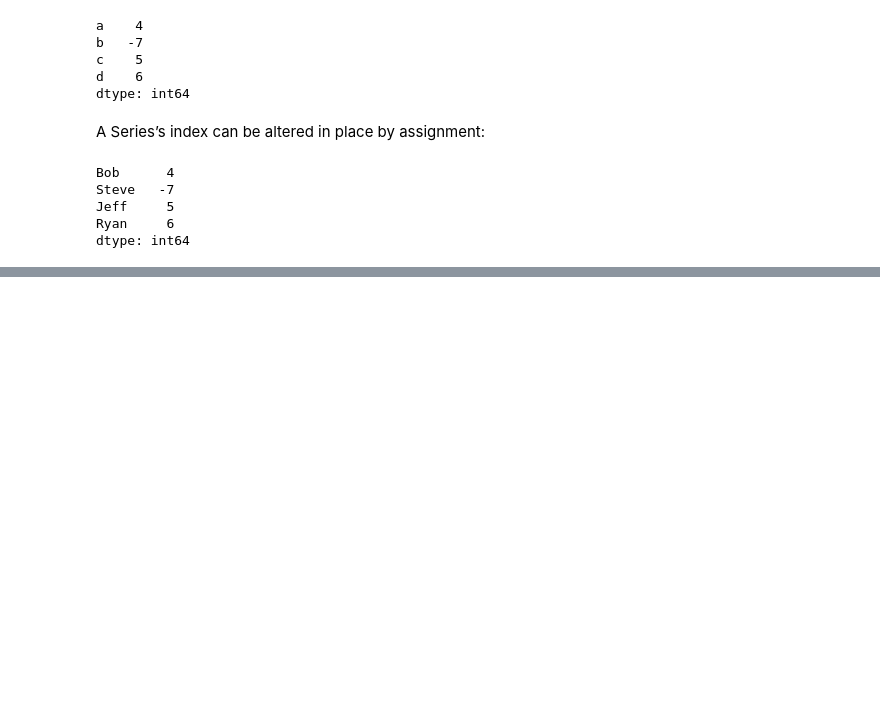
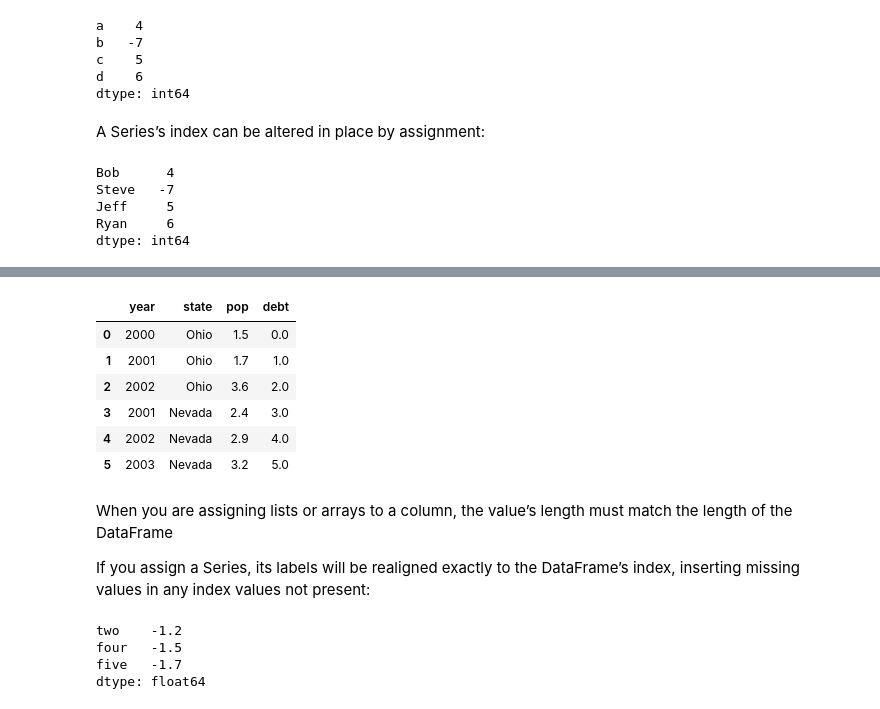
Before and after one commit to navneet-srivastava/python-data-analysis, a Jupyter notebook: pandas_tut.ipynb, the cells around one changed output, grey strips where cells are left out. Saved outputs shown, nothing was run; the diff lists cells and outputs as text; code cells hidden in the pictures; blank space fills up the shorter version.

```diff
--- a/pandas_tut.ipynb
+++ b/pandas_tut.ipynb
@@ -222,0 +341,28 @@ dtype: int64
+# %%
+frame2["debt"] = np.arange(6.)
+
+frame2
+# %% [output]
+|  | year | state | pop | debt |
+| 0 | 2000 | Ohio | 1.5 | 0.0 |
+| 1 | 2001 | Ohio | 1.7 | 1.0 |
+| 2 | 2002 | Ohio | 3.6 | 2.0 |
+| 3 | 2001 | Nevada | 2.4 | 3.0 |
+| 4 | 2002 | Nevada | 2.9 | 4.0 |
+| 5 | 2003 | Nevada | 3.2 | 5.0 |
+# %% [markdown]
+When you are assigning lists or arrays to a column, the value’s length must match the
+length of the DataFrame
+
+
+If you assign a Series, its labels will be realigned exactly to
+the DataFrame’s index, inserting missing values in any index values not present:
+# %%
+val = pd.Series([-1.2, -1.5, -1.7], index=["two", "four", "five"])
+
+val
+# %% [output]
+two    -1.2
+four   -1.5
+five   -1.7
+dtype: float64
```
Also changed, not shown: parts of 26 cells of this notebook.
